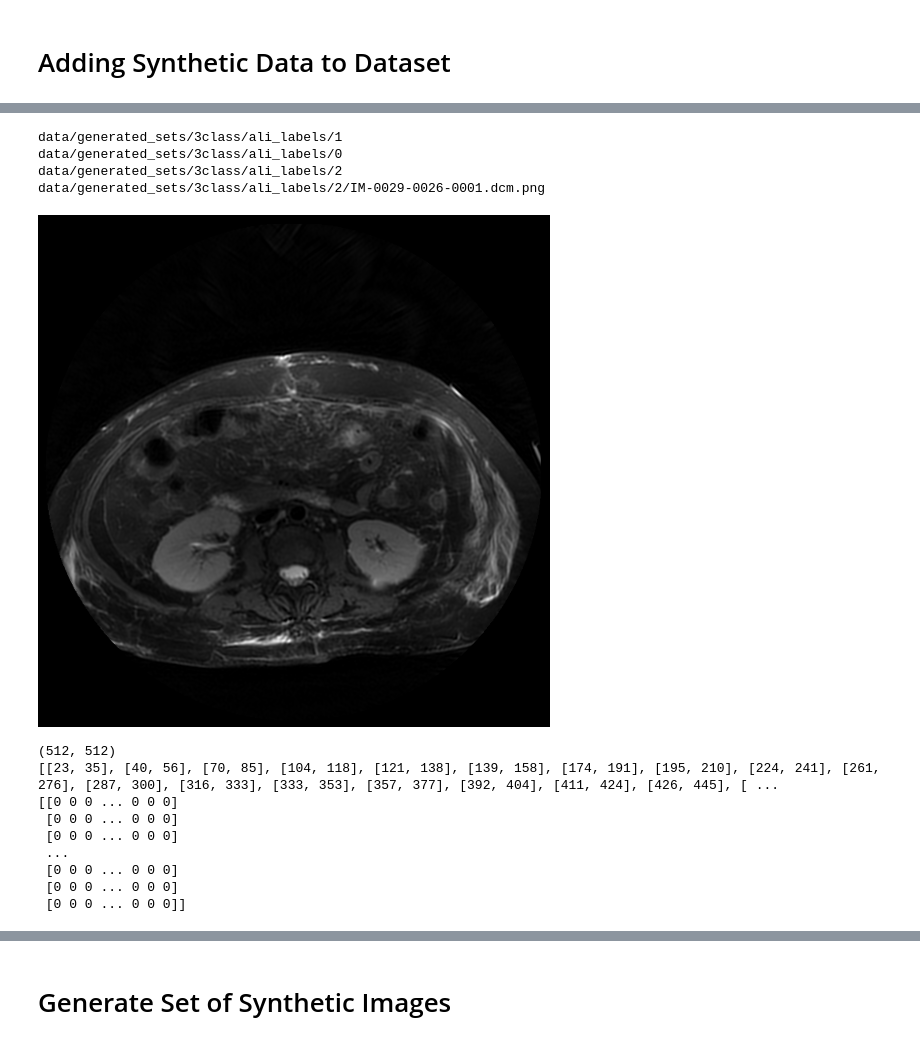
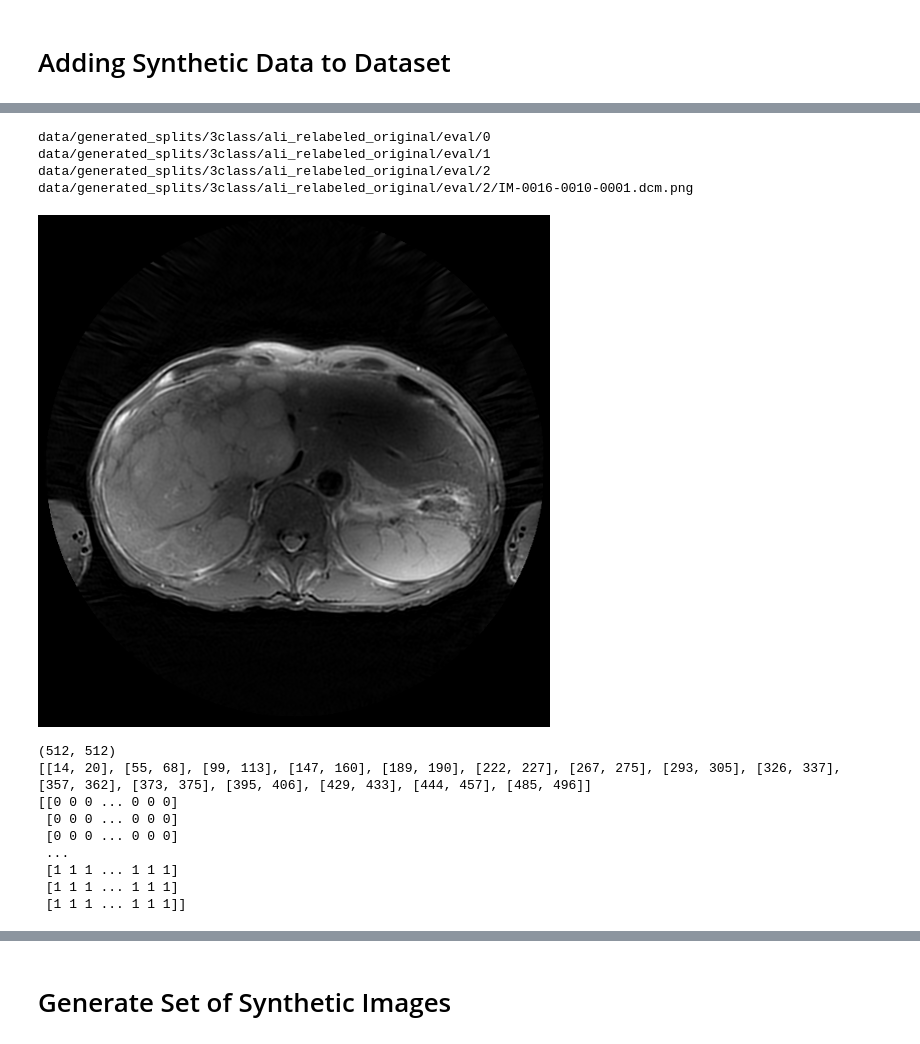
Before and after one commit to 18jeffreyma/motion-artifact, a Jupyter notebook: data_simulating_synthetic_motion.ipynb, the cells around one changed output, grey strips where cells are left out. Drawn from its saved outputs; the diff is of its cells as text; code cells hidden in the pictures.

```diff
--- a/data_simulating_synthetic_motion.ipynb
+++ b/data_simulating_synthetic_motion.ipynb
@@ -27,5 +27,5 @@ tf.enable_eager_execution()
 # %%
-data_root = "./data/generated_sets/3class/ali_labels/"
+data_root = "./data/generated_splits/3class/ali_relabeled_original/eval/"
 
 # load an array of image paths where
 def load_image_paths(path):
@@ -225,48 +219,48 @@ print(generate_random_range(0, 511))
 # %%
 paths = load_image_paths(data_root)
 
-image_path = paths[2][0]
+image_path = paths[2][18]
 print(image_path)
 im = imageio.imread(image_path)
 
 display4 = Image.fromarray(im)
 display(display4)
 print(im.shape)
 
 im_transformed = fft2c(im)
 
 # im_converted = np.abs(im_transformed) / np.max(np.abs(im_transformed)) * 255
 # im_converted = np.uint8(im_converted)
 # im_transformed_display = Image.fromarray(im_converted)
 
 # display(im_transformed_display)
 
 
-vals = generate_random_range(0, 511, artifact_length=[10,20], gap_length=[0,20], start_ofset=[0,40])
+vals = generate_random_range(0, 511, artifact_length=[0,15], gap_length=[0,40], start_ofset=[10,20])
 print(vals)
 
-im_transformed_artifacted = add_artifact(im_transformed, regions=vals, max_lf=800)
+im_transformed_artifacted = add_artifact(im_transformed, regions=vals, max_lf=2000)
 
 image = reconstruct(im_transformed_artifacted)
 image = np.uint8(image)
 
 
 print(image)
 
 display3 = Image.fromarray(image)
 display(display3)
 # %% [output]
-data/generated_sets/3class/ali_labels/1
-data/generated_sets/3class/ali_labels/0
-data/generated_sets/3class/ali_labels/2
-data/generated_sets/3class/ali_labels/2/IM-0029-0026-0001.dcm.png
+data/generated_splits/3class/ali_relabeled_original/eval/0
+data/generated_splits/3class/ali_relabeled_original/eval/1
+data/generated_splits/3class/ali_relabeled_original/eval/2
+data/generated_splits/3class/ali_relabeled_original/eval/2/IM-0016-0010-0001.dcm.png
-[figure, old version]
+[figure, new version]
 (512, 512)
-[[23, 35], [40, 56], [70, 85], [104, 118], [121, 138], [139, 158], [174, 191], [195, 210], [224, 241], [261, 276], [287, 300], [316, 333], [333, 353], [357, 377], [392, 404], [411, 424], [426, 445], [ ...
+[[14, 20], [55, 68], [99, 113], [147, 160], [189, 190], [222, 227], [267, 275], [293, 305], [326, 337], [357, 362], [373, 375], [395, 406], [429, 433], [444, 457], [485, 496]]
 [[0 0 0 ... 0 0 0]
  [0 0 0 ... 0 0 0]
  [0 0 0 ... 0 0 0]
  ...
- [0 0 0 ... 0 0 0]
- [0 0 0 ... 0 0 0]
- [0 0 0 ... 0 0 0]]
+ [1 1 1 ... 1 1 1]
+ [1 1 1 ... 1 1 1]
+ [1 1 1 ... 1 1 1]]
```
Also changed, not shown: parts of 6 cells of this notebook, 1 other file.
